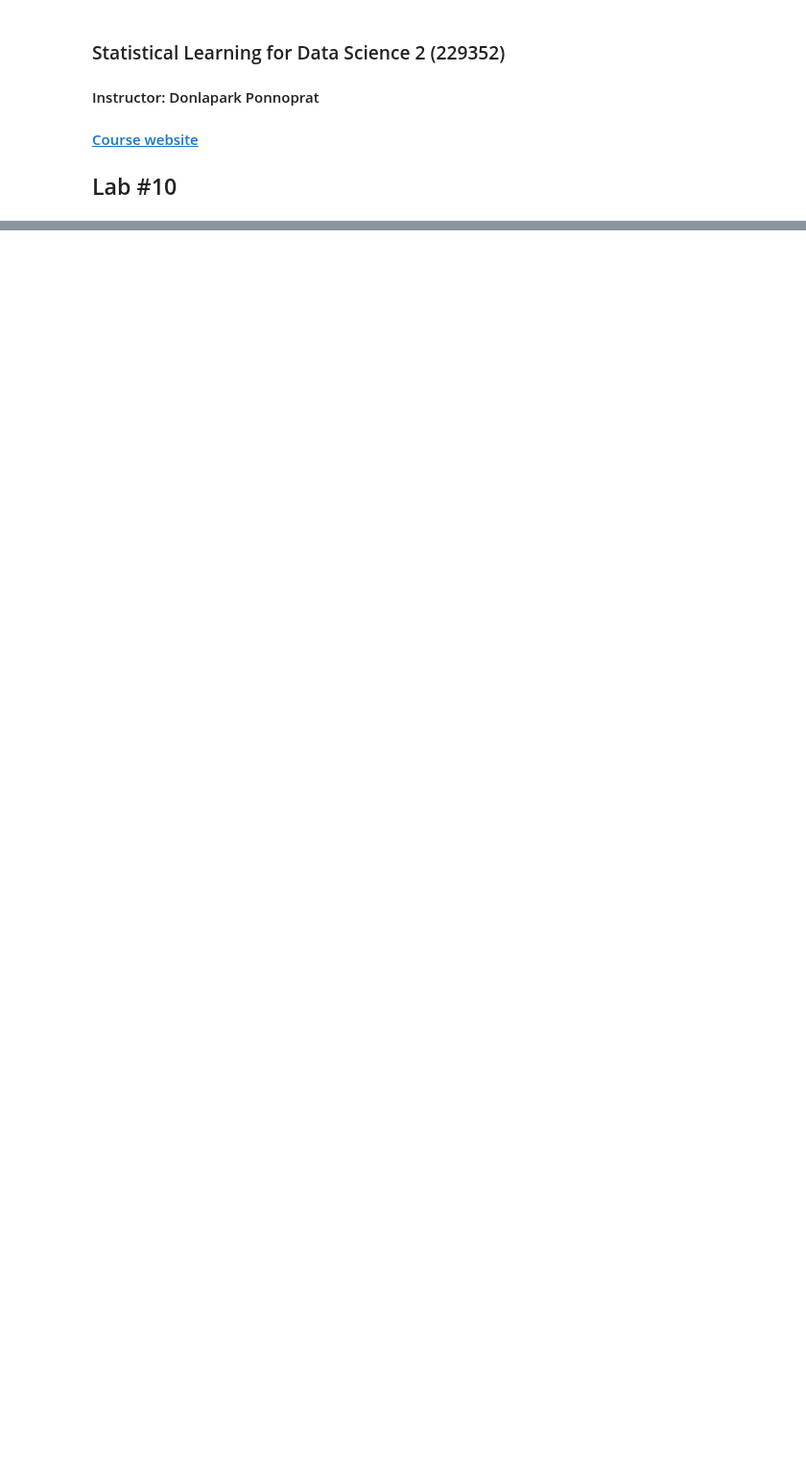
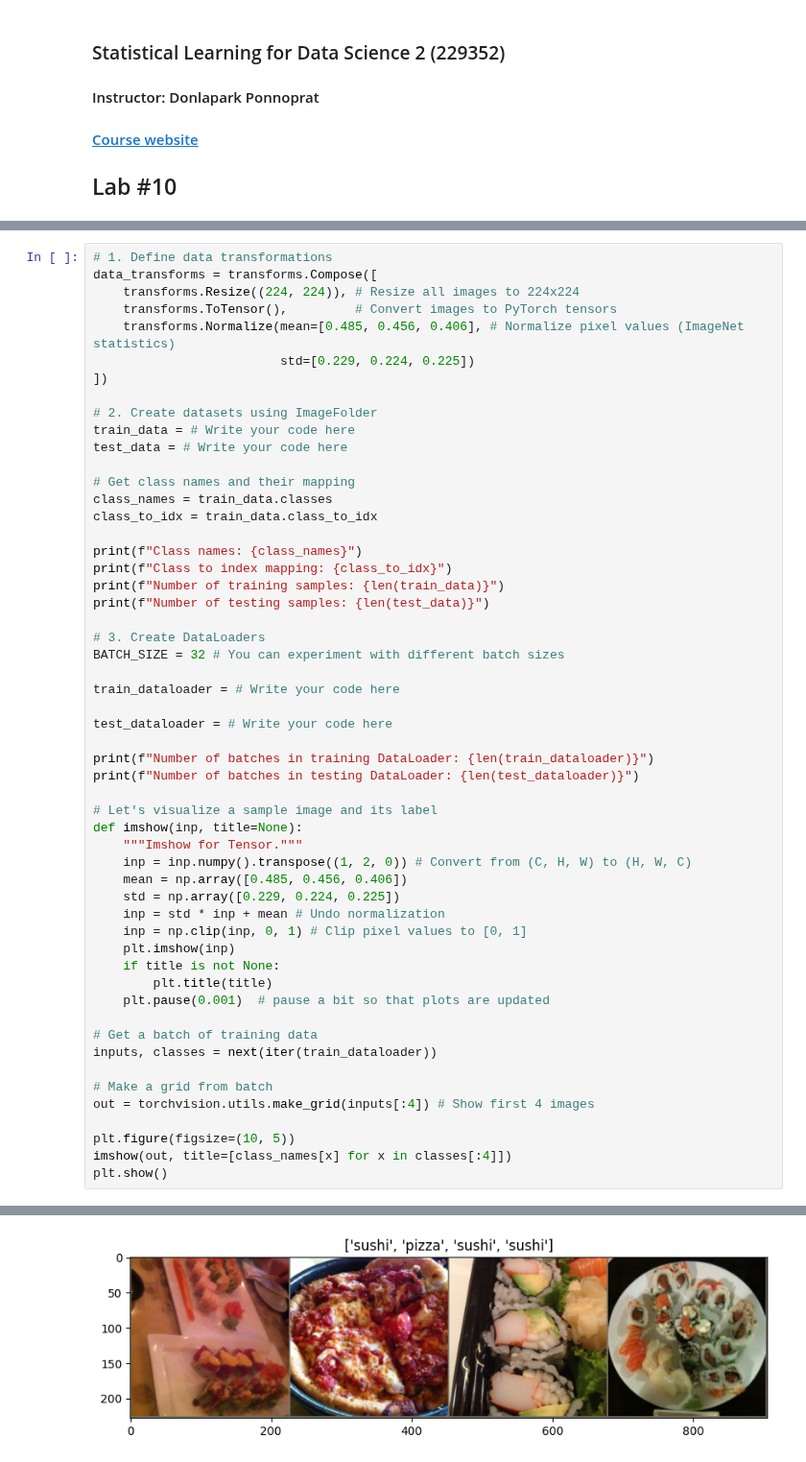
Before and after one commit to donlap/ds352-labs, a Jupyter notebook: Lab10_CNNs.ipynb, the cells around one changed output, grey strips where cells are left out. Shown at 96% size. Drawn from its saved outputs; the diff is of its cells as text; blank space fills up the shorter version.

```diff
--- a/Lab10_CNNs.ipynb
+++ b/Lab10_CNNs.ipynb
@@ -247,0 +43,55 @@ Prediction = tensor([[-0.1624,  1.3433, -1.1425, -2.4824, -1.1832, -0.5600, -3.7
+# %%
+# 1. Define data transformations
+data_transforms = transforms.Compose([
+    transforms.Resize((224, 224)), # Resize all images to 224x224
+    transforms.ToTensor(),         # Convert images to PyTorch tensors
+    transforms.Normalize(mean=[0.485, 0.456, 0.406], # Normalize pixel values (ImageNet statistics)
+                         std=[0.229, 0.224, 0.225])
+])
+
+# 2. Create datasets using ImageFolder
+train_data = # Write your code here
+test_data = # Write your code here
+
+# Get class names and their mapping
+class_names = train_data.classes
+class_to_idx = train_data.class_to_idx
+
+print(f"Class names: {class_names}")
+print(f"Class to index mapping: {class_to_idx}")
+print(f"Number of training samples: {len(train_data)}")
+print(f"Number of testing samples: {len(test_data)}")
+
+# 3. Create DataLoaders
+BATCH_SIZE = 32 # You can experiment with different batch sizes
+
+train_dataloader = # Write your code here
+
+test_dataloader = # Write your code here
+
+print(f"Number of batches in training DataLoader: {len(train_dataloader)}")
+print(f"Number of batches in testing DataLoader: {len(test_dataloader)}")
+
+# Let's visualize a sample image and its label
+def imshow(inp, title=None):
+    """Imshow for Tensor."""
+    inp = inp.numpy().transpose((1, 2, 0)) # Convert from (C, H, W) to (H, W, C)
+    mean = np.array([0.485, 0.456, 0.406])
+    std = np.array([0.229, 0.224, 0.225])
+    inp = std * inp + mean # Undo normalization
+    inp = np.clip(inp, 0, 1) # Clip pixel values to [0, 1]
+    plt.imshow(inp)
+    if title is not None:
+        plt.title(title)
+    plt.pause(0.001)  # pause a bit so that plots are updated
+
+# Get a batch of training data
+inputs, classes = next(iter(train_dataloader))
+
+# Make a grid from batch
+out = torchvision.utils.make_grid(inputs[:4]) # Show first 4 images
+
+plt.figure(figsize=(10, 5))
+imshow(out, title=[class_names[x] for x in classes[:4]])
+plt.show()
+# %% [output]
@@ -247,0 +104 @@ Prediction = tensor([[-0.1624,  1.3433, -1.1425, -2.4824, -1.1832, -0.5600, -3.7
+[figure, added]
```
Also changed, not shown: parts of 50 cells of this notebook.
